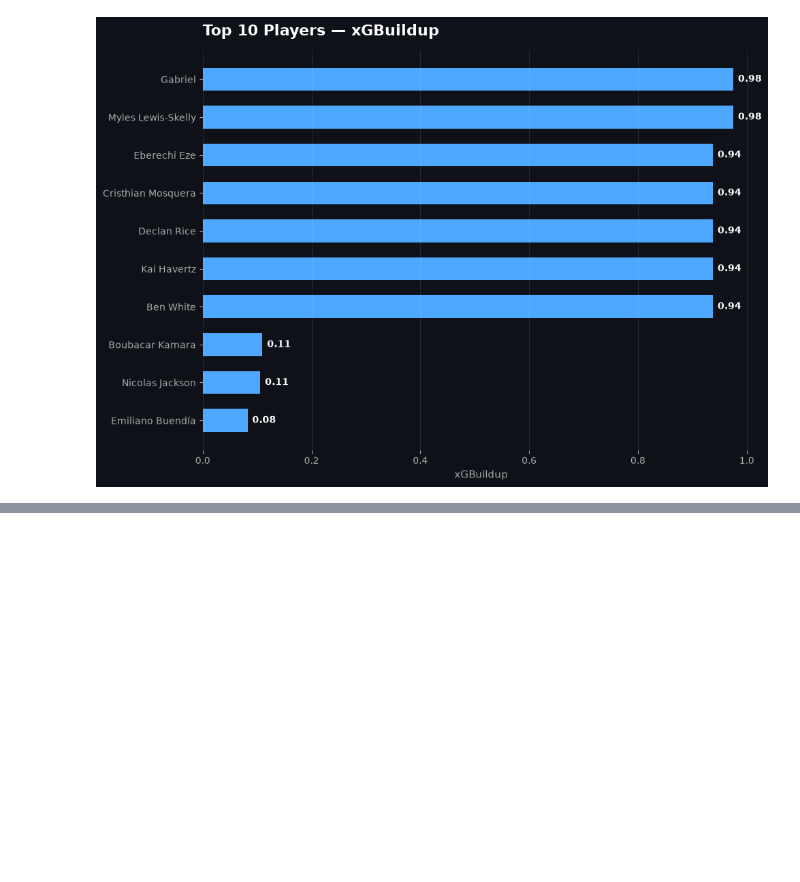
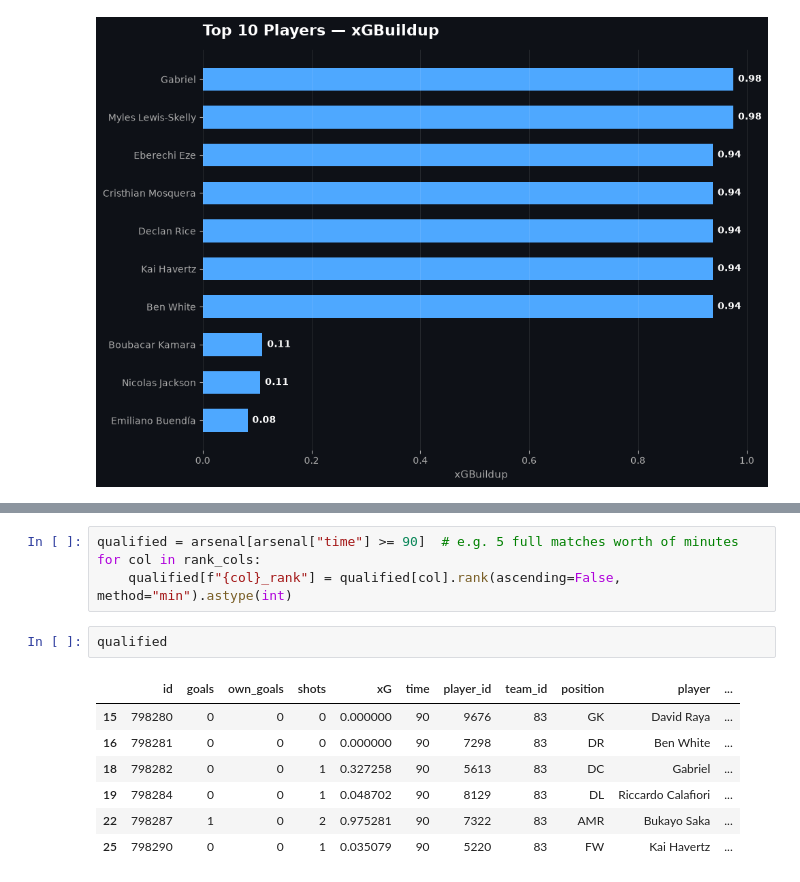
Before and after one commit to SalmaAllam8/football-data-visualization, a Jupyter notebook: Arsenal_undestats.ipynb, the cells around one changed output, grey strips where cells are left out. Drawn from its saved outputs; the diff is of its cells as text; blank space fills up the shorter version.

```diff
--- a/Arsenal_undestats.ipynb
+++ b/Arsenal_undestats.ipynb
@@ -1093,0 +1182,14 @@ plot_top10_bar(df, "xGBuildup", "Top 10 Players — xGBuildup", color="#4ea8ff")
+# %%
+qualified = arsenal[arsenal["time"] >= 90]  # e.g. 5 full matches worth of minutes
+for col in rank_cols:
+    qualified[f"{col}_rank"] = qualified[col].rank(ascending=False, method="min").astype(int)
+# %%
+qualified
+# %% [output]
+|  | id | goals | own_goals | shots | xG | time | player_id | team_id | position | player | ... |
+| 15 | 798280 | 0 | 0 | 0 | 0.000000 | 90 | 9676 | 83 | GK | David Raya | ... |
+| 16 | 798281 | 0 | 0 | 0 | 0.000000 | 90 | 7298 | 83 | DR | Ben White | ... |
+| 18 | 798282 | 0 | 0 | 1 | 0.327258 | 90 | 5613 | 83 | DC | Gabriel | ... |
+| 19 | 798284 | 0 | 0 | 1 | 0.048702 | 90 | 8129 | 83 | DL | Riccardo Calafiori | ... |
+| 22 | 798287 | 1 | 0 | 2 | 0.975281 | 90 | 7322 | 83 | AMR | Bukayo Saka | ... |
+| 25 | 798290 | 0 | 0 | 1 | 0.035079 | 90 | 5220 | 83 | FW | Kai Havertz | ... |
```
Also changed, not shown: parts of 3 cells of this notebook.
